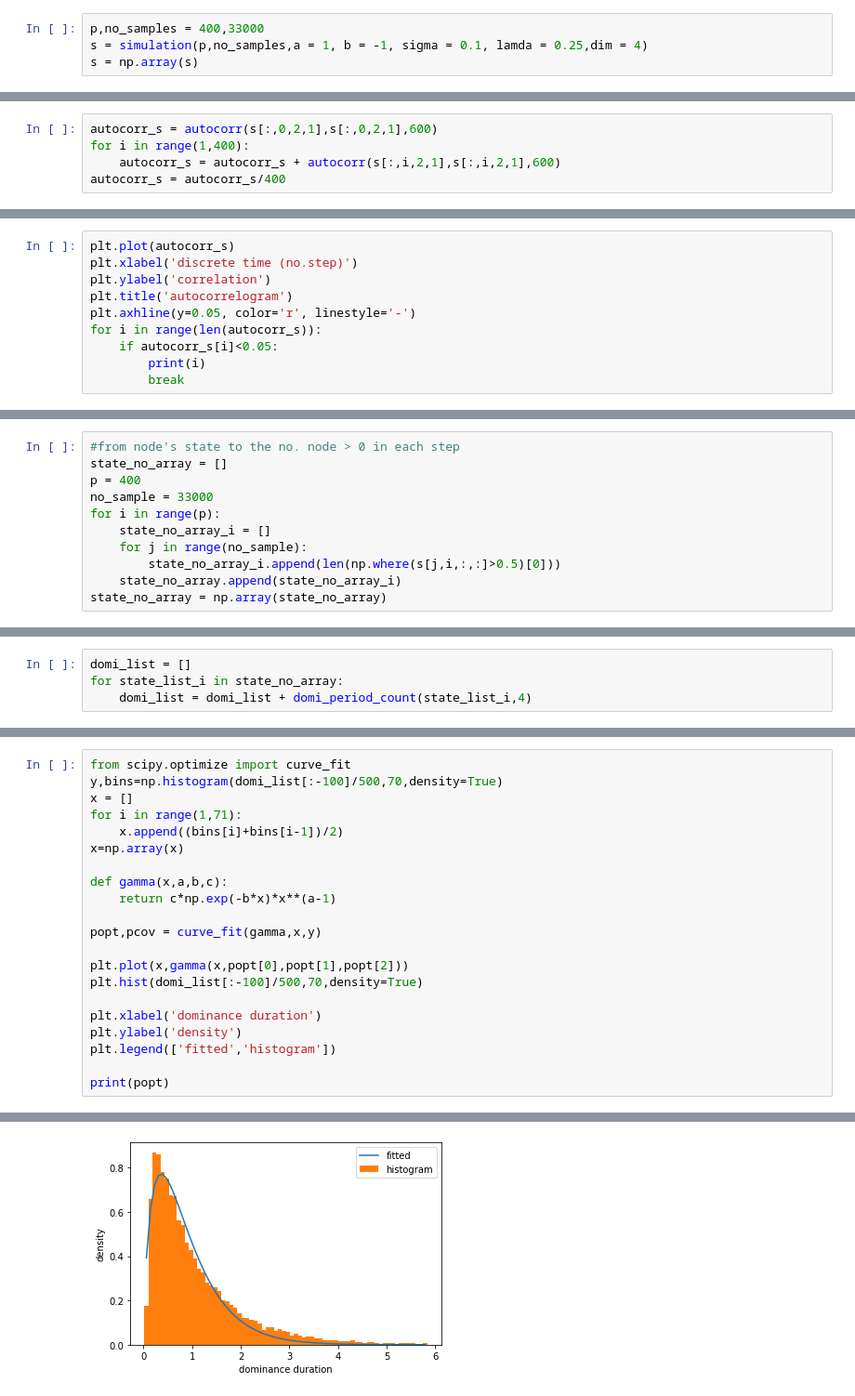
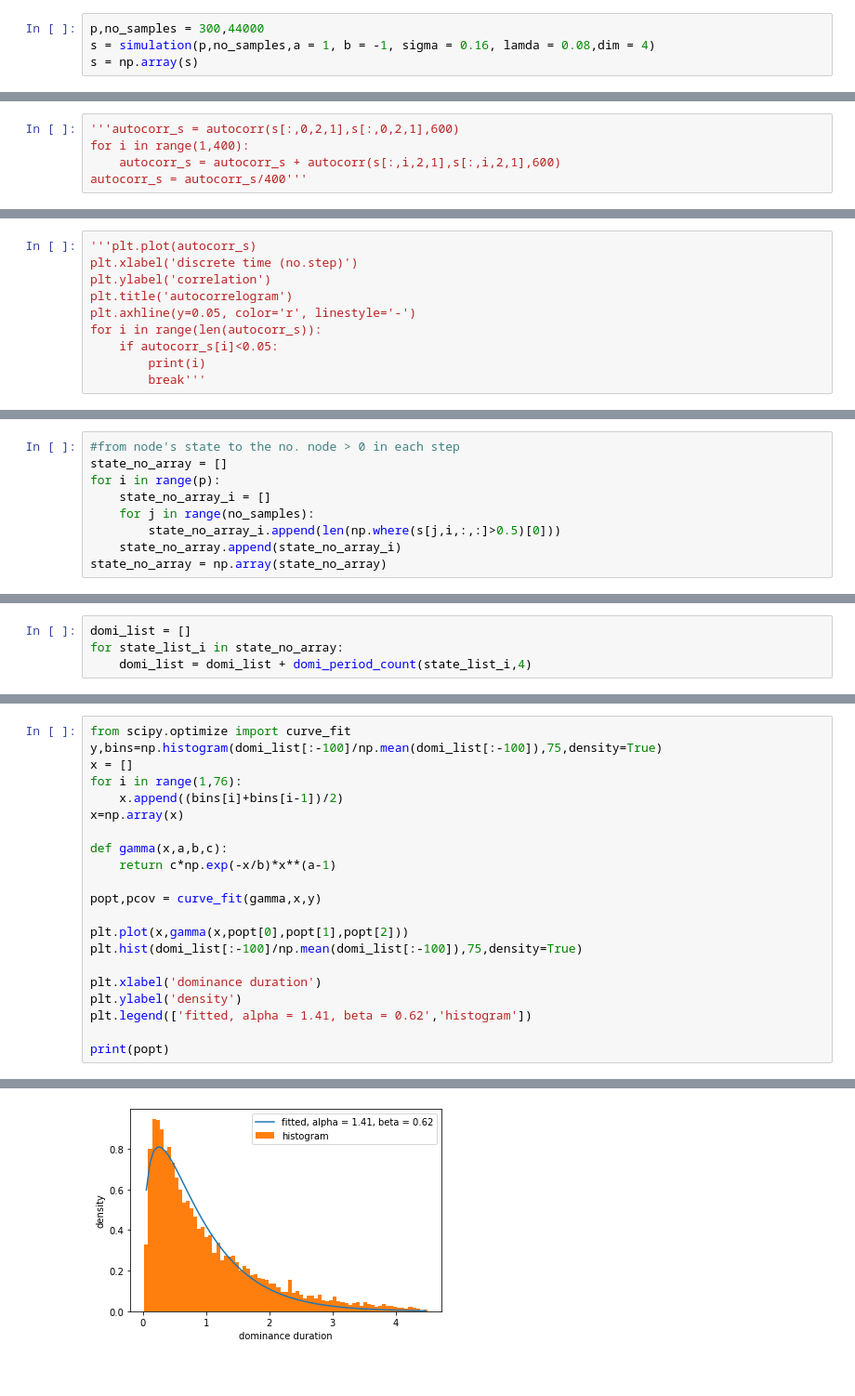
Before and after one commit to yy495/bistable_perception_project, a Jupyter notebook: parallel_test_09.ipynb, the cells around one changed output, grey strips where cells are left out. Shown at 93% size. Saved outputs shown, nothing was run; the diff lists cells and outputs as text.

```diff
--- a/parallel_test_09.ipynb
+++ b/parallel_test_09.ipynb
@@ -62,8 +62,8 @@ def simulation(p,no_samples,a = 1, b = -1, sigma = 0.3, lamda = 0.05,dim = 4):
         state_list_par.append(z_a)
     return state_list_par
 # %%
-p,no_samples = 400,33000
-s = simulation(p,no_samples,a = 1, b = -1, sigma = 0.1, lamda = 0.25,dim = 4)
+p,no_samples = 300,44000
+s = simulation(p,no_samples,a = 1, b = -1, sigma = 0.16, lamda = 0.08,dim = 4)
 s = np.array(s)
 # %%
 s_test = s[:,99,:,:]
@@ -113,6 +114,6 @@ print(np.max(corr_list[1:]))
 # %%
-autocorr_s = autocorr(s[:,0,2,1],s[:,0,2,1],600)
+'''autocorr_s = autocorr(s[:,0,2,1],s[:,0,2,1],600)
 for i in range(1,400):
     autocorr_s = autocorr_s + autocorr(s[:,i,2,1],s[:,i,2,1],600)
-autocorr_s = autocorr_s/400
+autocorr_s = autocorr_s/400'''
 # %% [output]
@@ -120,5 +121,5 @@ KeyboardInterrupt:
 # %%
-plt.plot(autocorr_s)
+'''plt.plot(autocorr_s)
 plt.xlabel('discrete time (no.step)')
 plt.ylabel('correlation')
 plt.title('autocorrelogram')
@@ -126,5 +127,5 @@ plt.axhline(y=0.05, color='r', linestyle='-')
 for i in range(len(autocorr_s)):
     if autocorr_s[i]<0.05:
         print(i)
-        break
+        break'''
 # %% [output]
@@ -133,11 +133,9 @@ for i in range(len(autocorr_s)):
 # %%
 #from node's state to the no. node > 0 in each step
 state_no_array = []
-p = 400
-no_sample = 33000
 for i in range(p):
     state_no_array_i = []
-    for j in range(no_sample):
+    for j in range(no_samples):
         state_no_array_i.append(len(np.where(s[j,i,:,:]>0.5)[0]))
     state_no_array.append(state_no_array_i)
 state_no_array = np.array(state_no_array)
@@ -181,22 +179,22 @@ hist_plot(domi_list[:-80],70)
 # %%
 from scipy.optimize import curve_fit
-y,bins=np.histogram(domi_list[:-100]/500,70,density=True)
+y,bins=np.histogram(domi_list[:-100]/np.mean(domi_list[:-100]),75,density=True)
 x = []
-for i in range(1,71):
+for i in range(1,76):
     x.append((bins[i]+bins[i-1])/2)
 x=np.array(x)
 
 def gamma(x,a,b,c):
-    return c*np.exp(-b*x)*x**(a-1)
+    return c*np.exp(-x/b)*x**(a-1)
 
 popt,pcov = curve_fit(gamma,x,y)
 
 plt.plot(x,gamma(x,popt[0],popt[1],popt[2]))
-plt.hist(domi_list[:-100]/500,70,density=True)
+plt.hist(domi_list[:-100]/np.mean(domi_list[:-100]),75,density=True)
 
 plt.xlabel('dominance duration')
 plt.ylabel('density')
-plt.legend(['fitted','histogram'])
+plt.legend(['fitted, alpha = 1.41, beta = 0.62','histogram'])
 
 print(popt)
 # %% [output]
@@ -204 +202 @@ print(popt)
-[figure, old version]
+[figure, new version]
```
Also changed, not shown: parts of 10 cells of this notebook, 1 other file.
